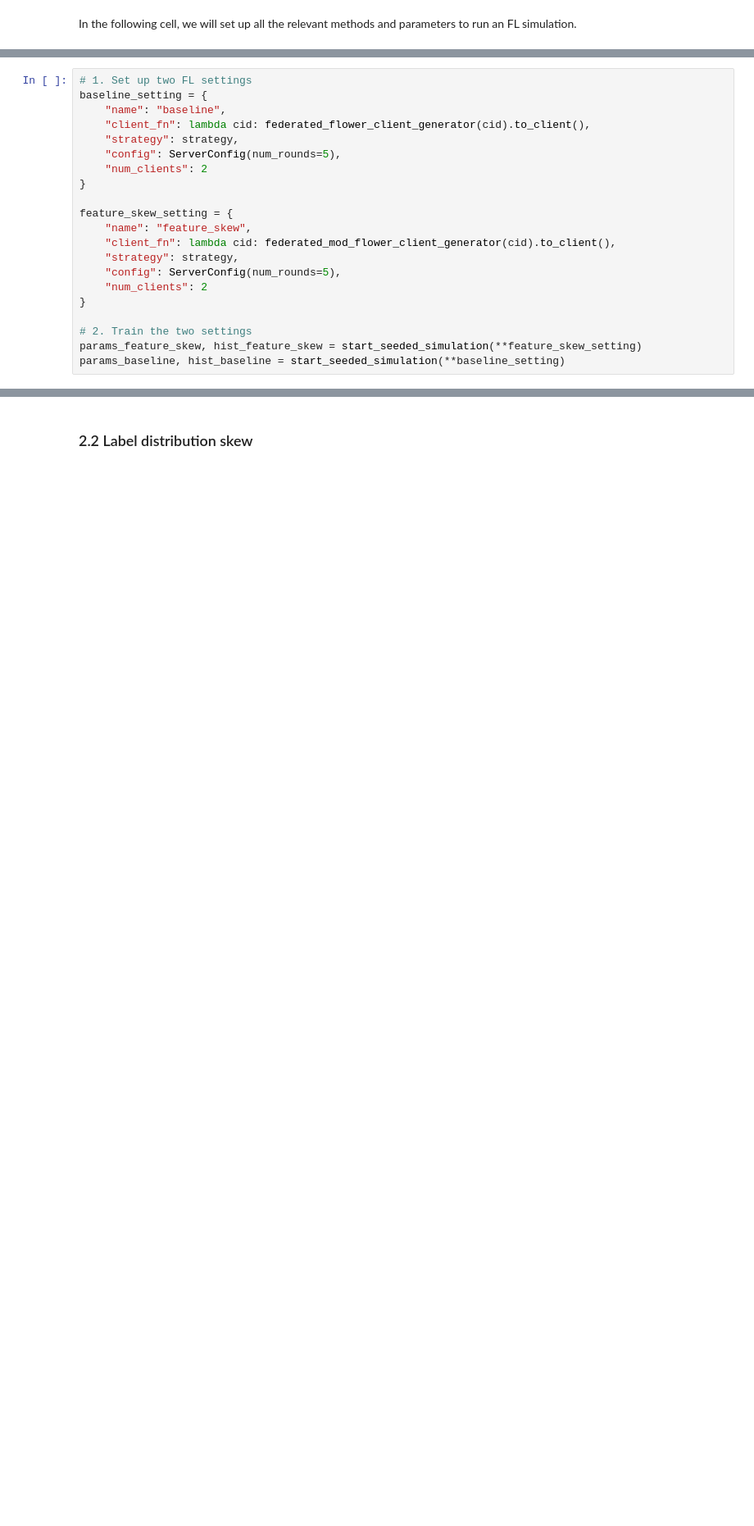
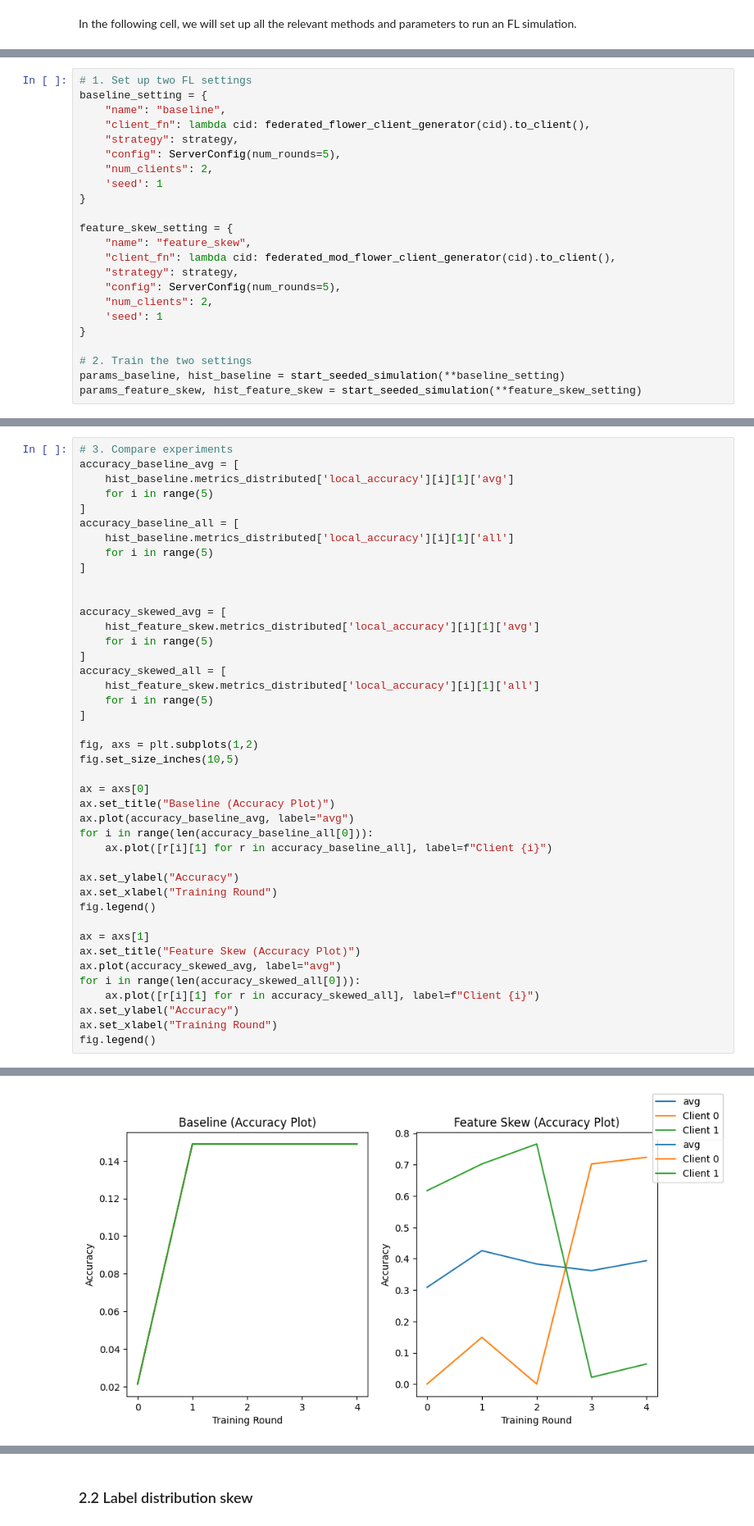
Before and after one commit to MarkHaoxiang/federated-learning, a Jupyter notebook: lab2/FL_hxl23_Lab 2.ipynb, the cells around one changed output, grey strips where cells are left out. Shown at 82% size. Saved outputs shown, nothing was run; the diff lists cells and outputs as text; blank space fills up the shorter version.

```diff
--- a/lab2/FL_hxl23_Lab 2.ipynb
+++ b/lab2/FL_hxl23_Lab 2.ipynb
@@ -524,7 +524,8 @@ baseline_setting = {
     "client_fn": lambda cid: federated_flower_client_generator(cid).to_client(),
     "strategy": strategy,
     "config": ServerConfig(num_rounds=5),
-    "num_clients": 2
+    "num_clients": 2,
+    'seed': 1
 }
 
 feature_skew_setting = {
@@ -532,10 +533,11 @@ feature_skew_setting = {
     "client_fn": lambda cid: federated_mod_flower_client_generator(cid).to_client(),
     "strategy": strategy,
     "config": ServerConfig(num_rounds=5),
-    "num_clients": 2
+    "num_clients": 2,
+    'seed': 1
 }
 
 # 2. Train the two settings
+params_baseline, hist_baseline = start_seeded_simulation(**baseline_setting)
 params_feature_skew, hist_feature_skew = start_seeded_simulation(**feature_skew_setting)
-params_baseline, hist_baseline = start_seeded_simulation(**baseline_setting)
 # %% [output]
@@ -577,0 +561,43 @@ fig.legend()
+# %%
+# 3. Compare experiments
+accuracy_baseline_avg = [
+    hist_baseline.metrics_distributed['local_accuracy'][i][1]['avg']
+    for i in range(5)
+]
+accuracy_baseline_all = [
+    hist_baseline.metrics_distributed['local_accuracy'][i][1]['all']
+    for i in range(5)
+]
+
+
+accuracy_skewed_avg = [
+    hist_feature_skew.metrics_distributed['local_accuracy'][i][1]['avg']
+    for i in range(5)
+]
+accuracy_skewed_all = [
+    hist_feature_skew.metrics_distributed['local_accuracy'][i][1]['all']
+    for i in range(5)
+]
+
+fig, axs = plt.subplots(1,2)
+fig.set_size_inches(10,5)
+
+ax = axs[0]
+ax.set_title("Baseline (Accuracy Plot)")
+ax.plot(accuracy_baseline_avg, label="avg")
+for i in range(len(accuracy_baseline_all[0])):
+    ax.plot([r[i][1] for r in accuracy_baseline_all], label=f"Client {i}")
+
+ax.set_ylabel("Accuracy")
+ax.set_xlabel("Training Round")
+fig.legend()
+
+ax = axs[1]
+ax.set_title("Feature Skew (Accuracy Plot)")
+ax.plot(accuracy_skewed_avg, label="avg")
+for i in range(len(accuracy_skewed_all[0])):
+    ax.plot([r[i][1] for r in accuracy_skewed_all], label=f"Client {i}")
+ax.set_ylabel("Accuracy")
+ax.set_xlabel("Training Round")
+fig.legend()
+# %% [output]
@@ -577,0 +605 @@ fig.legend()
+[figure, added]
```
Also changed, not shown: parts of 32 cells of this notebook.
